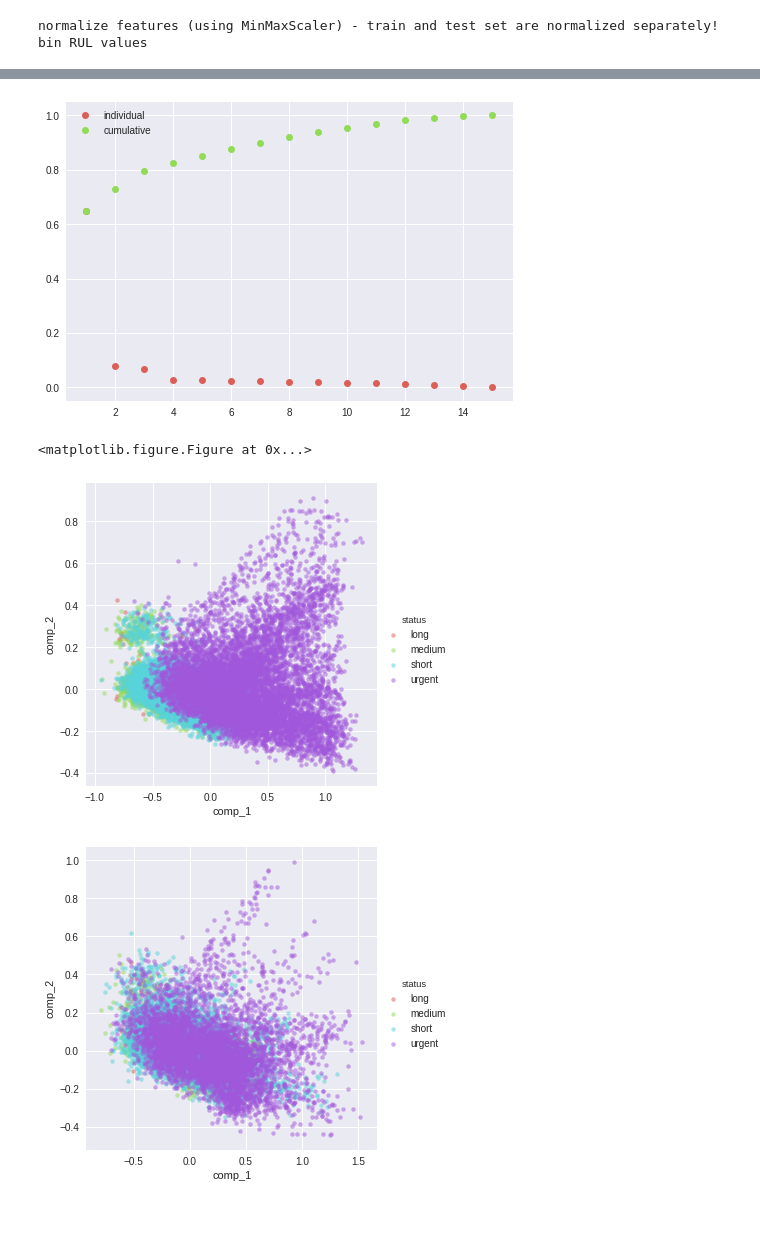
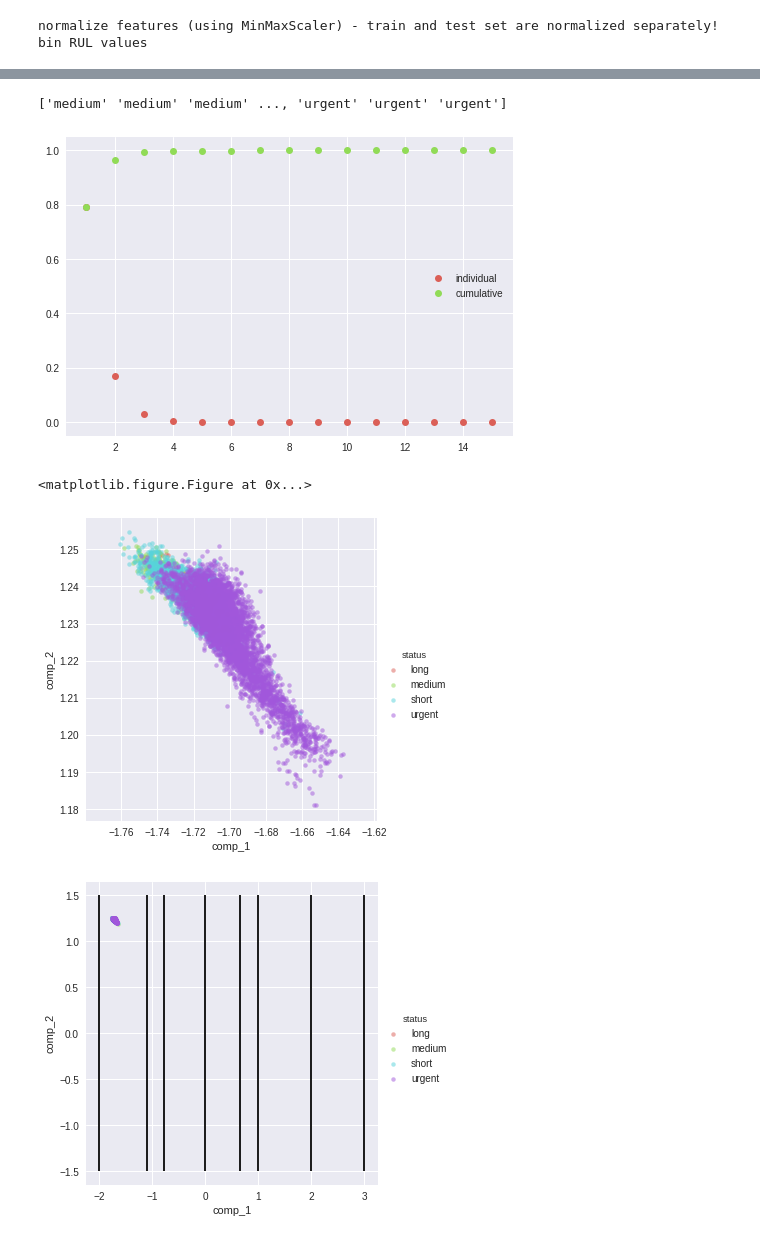
Before and after one commit to asadisaghar/PdM-C-MAPSS, a Jupyter notebook: play/PCA.ipynb, the cells around one changed output, grey strips where cells are left out. Cells and saved outputs as stored; diff of their text form; code cells hidden in the pictures.

```diff
--- a/play/PCA.ipynb
+++ b/play/PCA.ipynb
@@ -11,7 +11,7 @@ current_palette_4 = sns.color_palette("hls", 4)
 sns.set_palette(current_palette_4)
 # %%
 ## SETUP
-sn = 1
+sn = 4
 setnumber = 'FD00' + str(sn)
 pltpath = 'plots/PCA/%s/'%setnumber
 ## SCALING SETTINGS
@@ -120,9 +120,12 @@ plt.show()
 # %%
 ## SEPARATE FEATURES AND LABELS
 train_X = train.values[:,2:-2]
-train_y = train.values[:,-2]
+train_y = train.values[:,-1]
 test_X = test.values[:,2:-2]
-test_y = test.values[:,-2]
+test_y = test.values[:,-1]
+print train_y
+# %% [output]
+['medium' 'medium' 'medium' ..., 'urgent' 'urgent' 'urgent']
 # %%
 ## COMPONENT ANALYSIS
 PCA=True
@@ -147,7 +150,7 @@ elif FA:
     trainX = mfa.transform(train_X)
     testX = mfa.transform(test_X)
 # %% [output]
-[figure, old version]
+[figure, new version]
 # %%
 ## PLOT SAMPLES ALONG THE FIRST 2 PRINCIPAL COMPONENTS
 X_train = pd.DataFrame(trainX, columns=['comp_'+str(x) for x in range(1, trainX.shape[1]+1)])
@@ -158,35 +161,37 @@ if (sn==2) or (sn==4):
     X_train['comp1_bin'] = pd.cut(X_train['comp_1'], bins_comp1, labels=comp_labels)
     X_train = pd.concat([X_train, pd.get_dummies(X_train.comp1_bin, prefix='comp1_')], axis=1)
     X_train.drop(['comp1_bin'], 1, inplace=True)
+X_train['RUL'] = train['RUL']
 X_train['status'] = train['status']
 X_train.to_csv('data/PCA/train_'+setnumber+'.csv')
 
 X_test = pd.DataFrame(testX, columns=['comp_'+str(x) for x in range(1, testX.shape[1]+1)])
 if (sn==2) or (sn==4):
     X_test['comp1_bin'] = pd.cut(X_test['comp_1'], bins_comp1, labels=comp_labels)
     X_test = pd.concat([X_test, pd.get_dummies(X_test.comp1_bin, prefix='comp1_')], axis=1)
     X_test.drop(['comp1_bin'], 1, inplace=True)
+X_test['RUL'] = test['RUL']
 X_test['status'] = test['status']
 X_test.to_csv('data/PCA/test_'+setnumber+'.csv')
 
 if (sn==2) or (sn==4):
     X_train = X_train.loc[X_train.comp_1<-1.2]
     X_test = X_test.loc[X_test.comp_1<-1.2]
 
 plt.figure(figsize=(15,15))
 sns.lmplot('comp_1', 'comp_2', hue='status', fit_reg=False, data=X_train, markers='o', scatter_kws={'alpha':0.5, 's':20})
 #for l in bins_comp1:
 #    plt.vlines(x=l, ymin=-1.5, ymax=1.5)
 sns.lmplot('comp_1', 'comp_2', hue='status', fit_reg=False, data=X_test, markers='o', scatter_kws={'alpha':0.5, 's':20})
 if (sn==2) or (sn==4):
     for l in bins_comp1:
         plt.vlines(x=l, ymin=-1.5, ymax=1.5)
     plt.savefig(pltpath + 'samples_in_PC2.png')
 plt.show()
 # %% [output]
 <matplotlib.figure.Figure at 0x...>
-[figure, old version]
+[figure, new version]
-[figure, old version]
+[figure, new version]
 # %%
 #mfa = sklearn.decomposition.FactorAnalysis(n_components=7).fit(train_X)
 #MFA_cols = ['mfa_%d'%i for i in range(7)]
```
Also changed, not shown: parts of 9 cells of this notebook, 17 other files.
